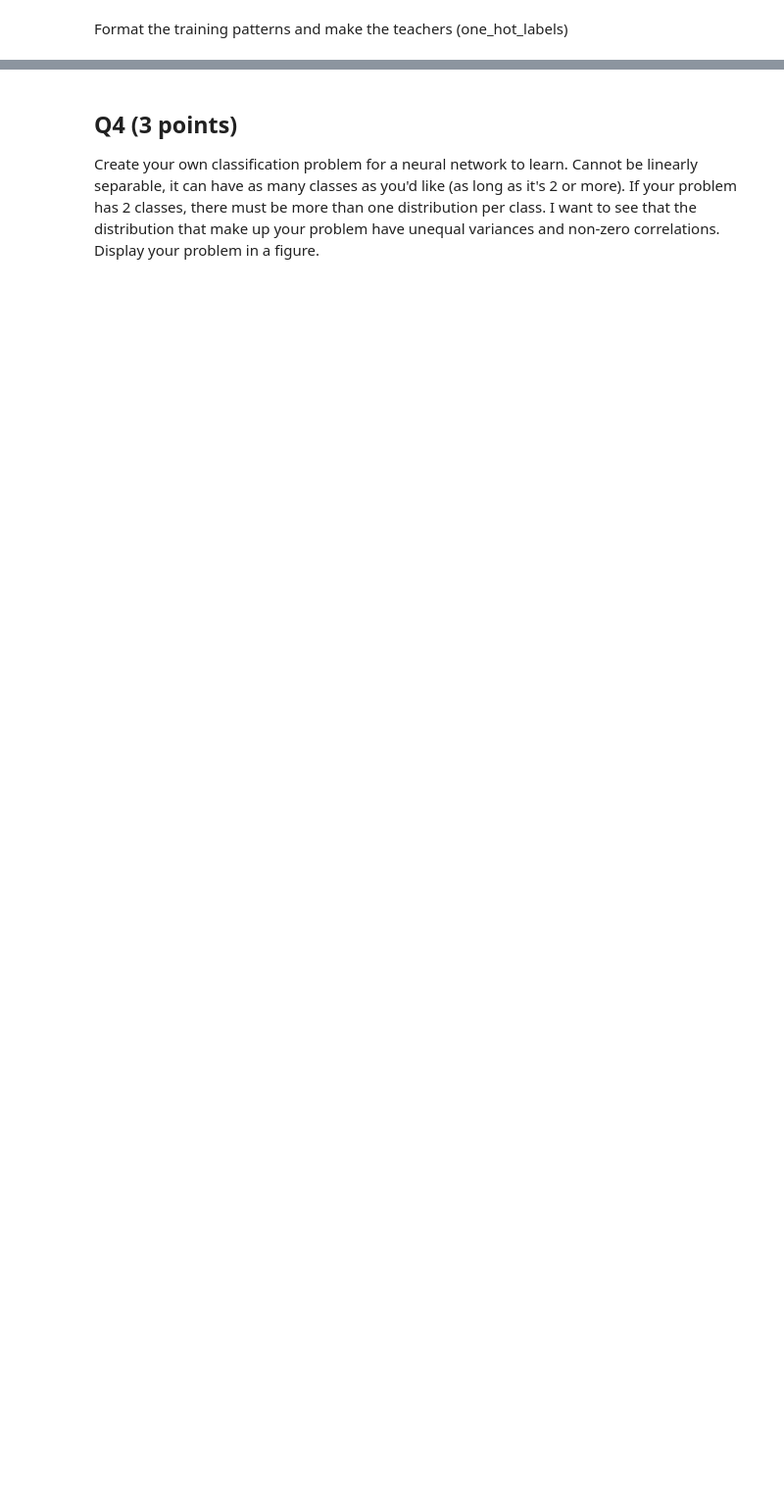
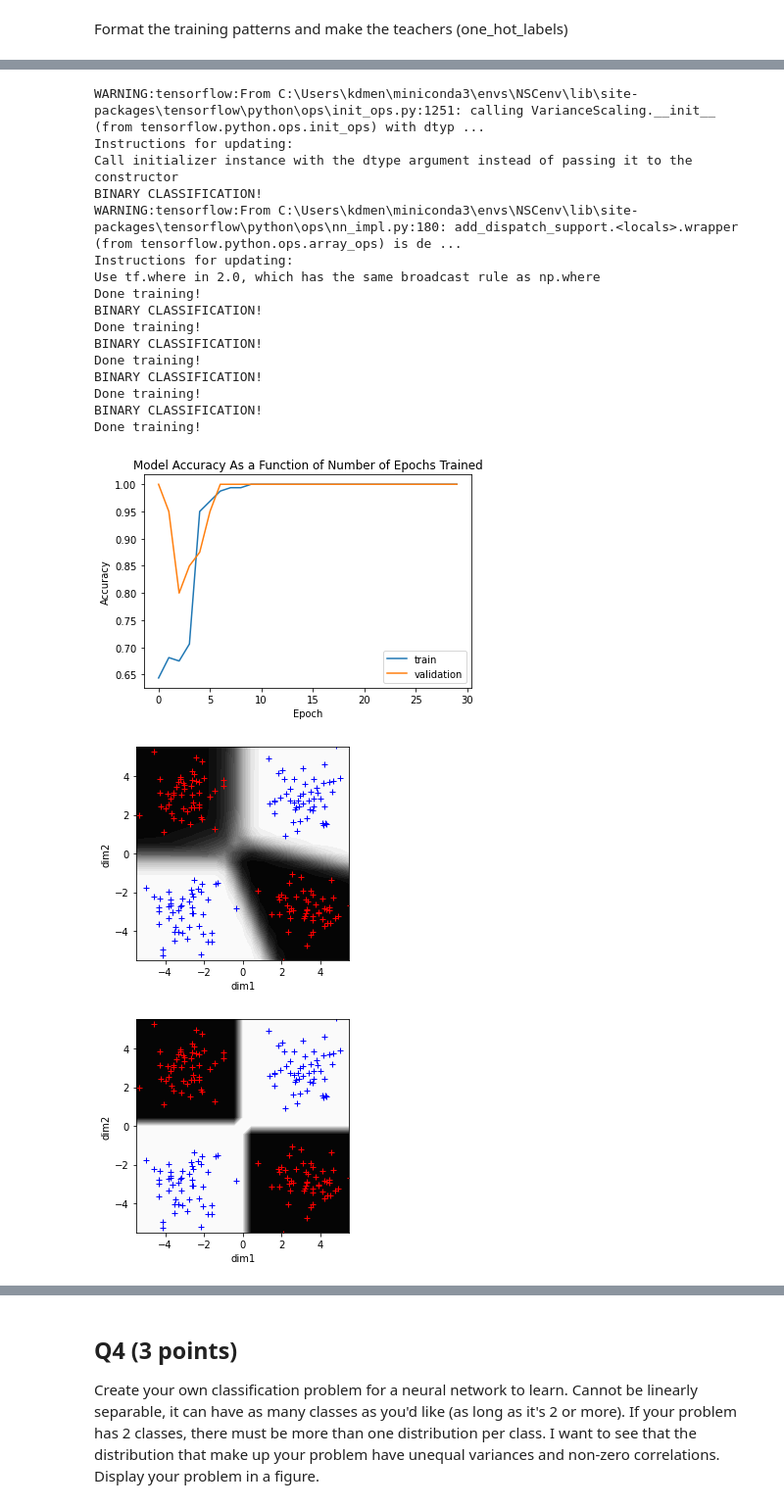
Before and after one commit to kdmalc/CompNeuro, a Jupyter notebook: 06/Homework6_Malcolm.ipynb, the cells around one changed output, grey strips where cells are left out. Shown at 98% size. Saved outputs shown, nothing was run; the diff lists cells and outputs as text; code cells hidden in the pictures; blank space fills up the shorter version.

```diff
--- a/06/Homework6_Malcolm.ipynb
+++ b/06/Homework6_Malcolm.ipynb
@@ -401,0 +268,22 @@ Done training!
+# %%
+network_pip_bi, history_pip_bi, out_pip_bi = run_pipeline(train_array, train_labels_onehot, node_list=[2,4,4,1])
+# %% [output]
+WARNING:tensorflow:From C:\Users\kdmen\miniconda3\envs\NSCenv\lib\site-packages\tensorflow\python\ops\init_ops.py:1251: calling VarianceScaling.__init__ (from tensorflow.python.ops.init_ops) with dtyp ...
+Instructions for updating:
+Call initializer instance with the dtype argument instead of passing it to the constructor
+BINARY CLASSIFICATION!
+WARNING:tensorflow:From C:\Users\kdmen\miniconda3\envs\NSCenv\lib\site-packages\tensorflow\python\ops\nn_impl.py:180: add_dispatch_support.<locals>.wrapper (from tensorflow.python.ops.array_ops) is de ...
+Instructions for updating:
+Use tf.where in 2.0, which has the same broadcast rule as np.where
+Done training!
+BINARY CLASSIFICATION!
+Done training!
+BINARY CLASSIFICATION!
+Done training!
+BINARY CLASSIFICATION!
+Done training!
+BINARY CLASSIFICATION!
+Done training!
+[figure, added]
+[figure, added]
+[figure, added]
```
Also changed, not shown: parts of 28 cells of this notebook.
